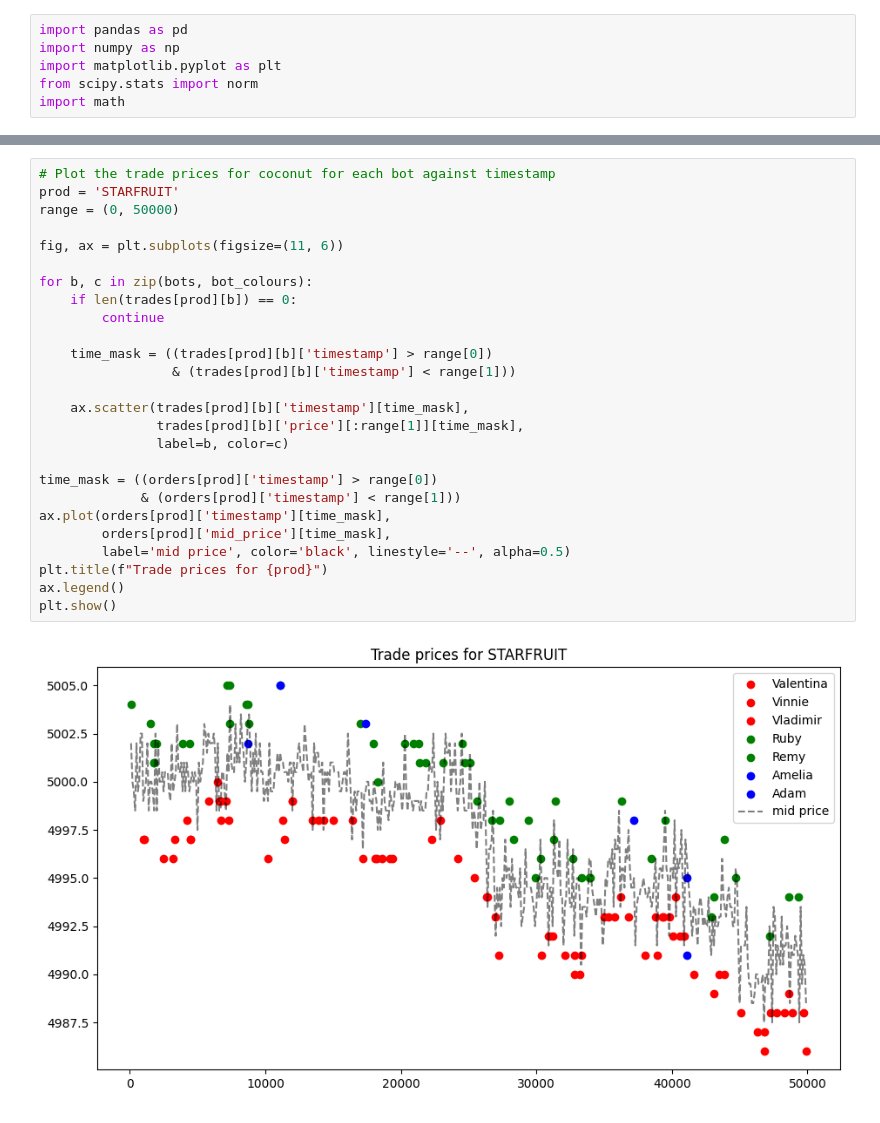
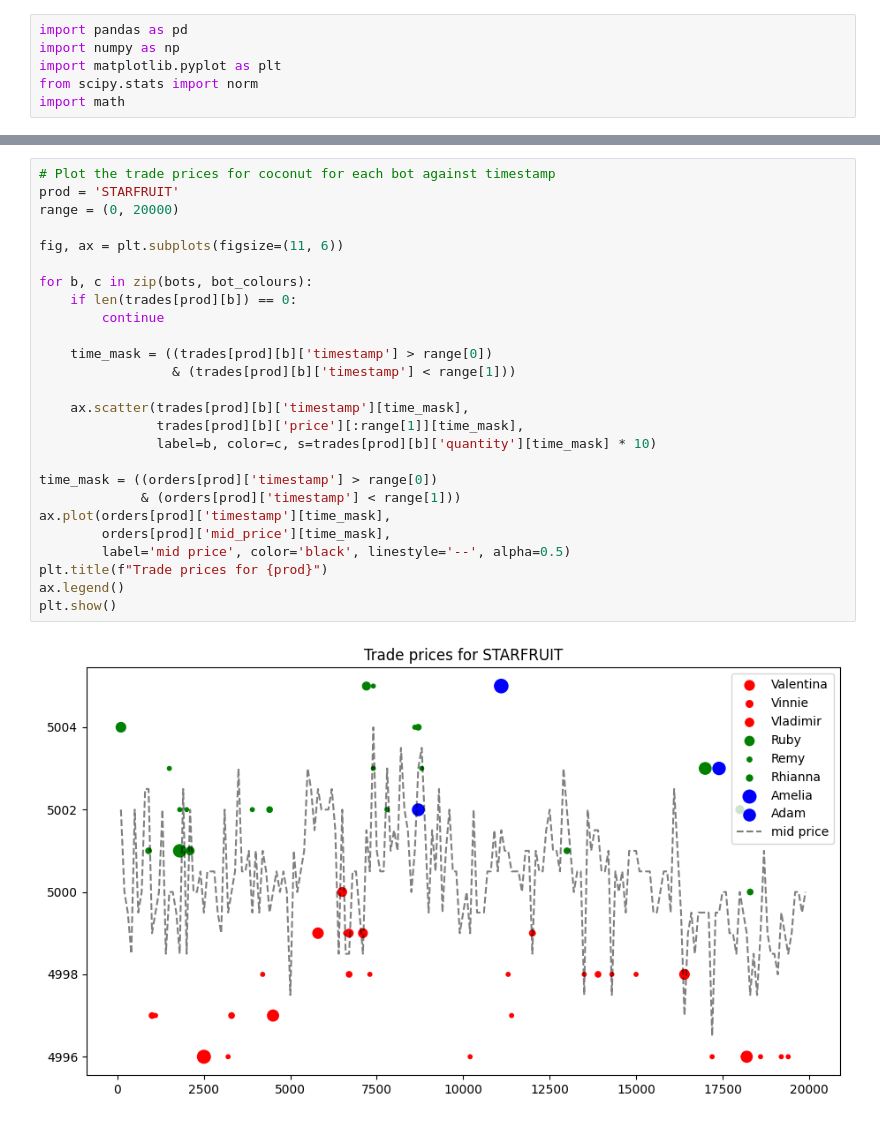
Before and after one commit to levladiator/Prosperity, a Jupyter notebook: src/bots_analyzer.ipynb, the cells around one changed output, grey strips where cells are left out. Drawn from its saved outputs; the diff is of its cells as text.

Commit message:
Rescale scattered points according to trade quantity

```diff
--- a/src/bots_analyzer.ipynb
+++ b/src/bots_analyzer.ipynb
@@ -54,28 +53,28 @@ for prod in products:
 # %%
 # Plot the trade prices for coconut for each bot against timestamp
 prod = 'STARFRUIT'
-range = (0, 50000)
+range = (0, 20000)
 
 fig, ax = plt.subplots(figsize=(11, 6))
 
 for b, c in zip(bots, bot_colours):
     if len(trades[prod][b]) == 0:
         continue
 
     time_mask = ((trades[prod][b]['timestamp'] > range[0])
                  & (trades[prod][b]['timestamp'] < range[1]))
 
     ax.scatter(trades[prod][b]['timestamp'][time_mask],
                trades[prod][b]['price'][:range[1]][time_mask],
-               label=b, color=c)
+               label=b, color=c, s=trades[prod][b]['quantity'][time_mask] * 10)
 
 time_mask = ((orders[prod]['timestamp'] > range[0])
              & (orders[prod]['timestamp'] < range[1]))
 ax.plot(orders[prod]['timestamp'][time_mask],
         orders[prod]['mid_price'][time_mask],
         label='mid price', color='black', linestyle='--', alpha=0.5)
 plt.title(f"Trade prices for {prod}")
 ax.legend()
 plt.show()
 # %% [output]
-[figure, old version]
+[figure, new version]
```
Also changed, not shown: parts of 1 cell of this notebook.
